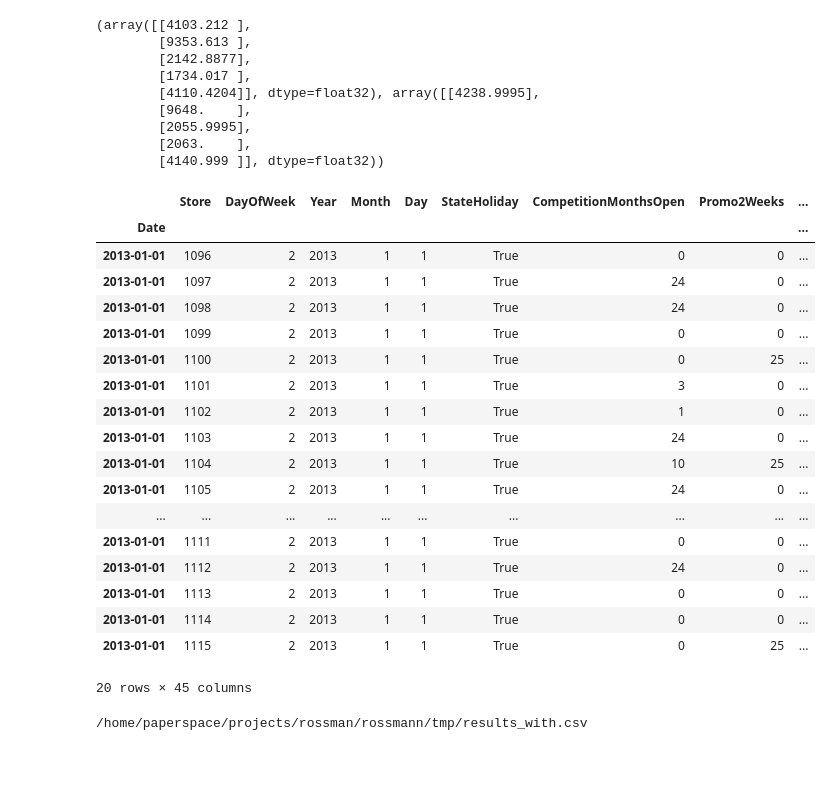
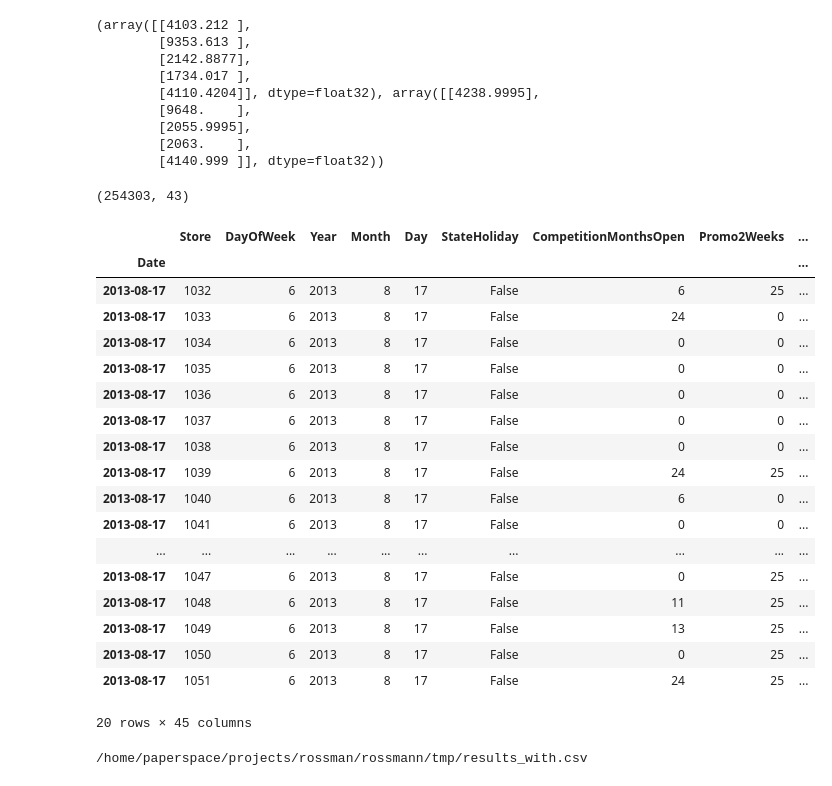
Before and after one commit to EtemKavak/StoreSales, a Jupyter notebook: rossman_fastai.ipynb, the cells around one changed output. Saved outputs shown, nothing was run; the diff lists cells and outputs as text; code cells hidden in the pictures.

Commit message:
Corrected the linking of predictions with the data table

```diff
--- a/rossman_fastai.ipynb
+++ b/rossman_fastai.ipynb
@@ -978,29 +978,8 @@ inv_y(x[0:5]), inv_y(y[0:5])
 # %%
 pred_sales=inv_y(x)
 sales=inv_y(y)
-results=joined_samp
-results['Chk_Sales'] = 0.0
-results['Pred']=0.0
-results.iloc[val_idx,-2]=sales
-results.iloc[val_idx,-1]=pred_sales
-results.tail(20)
+results=joined_samp.iloc[val_idx].copy()
-# %% [output]
-|  | Store | DayOfWeek | Year | Month | Day | StateHoliday | CompetitionMonthsOpen | Promo2Weeks | ... |
-| Date |  |  |  |  |  |  |  |  | ... |
-| 2013-01-01 | 1096 | 2 | 2013 | 1 | 1 | True | 0 | 0 | ... |
-| 2013-01-01 | 1097 | 2 | 2013 | 1 | 1 | True | 24 | 0 | ... |
-| 2013-01-01 | 1098 | 2 | 2013 | 1 | 1 | True | 24 | 0 | ... |
-| 2013-01-01 | 1099 | 2 | 2013 | 1 | 1 | True | 0 | 0 | ... |
-| 2013-01-01 | 1100 | 2 | 2013 | 1 | 1 | True | 0 | 25 | ... |
-| 2013-01-01 | 1101 | 2 | 2013 | 1 | 1 | True | 3 | 0 | ... |
-| 2013-01-01 | 1102 | 2 | 2013 | 1 | 1 | True | 1 | 0 | ... |
-| 2013-01-01 | 1103 | 2 | 2013 | 1 | 1 | True | 24 | 0 | ... |
-| 2013-01-01 | 1104 | 2 | 2013 | 1 | 1 | True | 10 | 25 | ... |
-| 2013-01-01 | 1105 | 2 | 2013 | 1 | 1 | True | 24 | 0 | ... |
-| ... | ... | ... | ... | ... | ... | ... | ... | ... | ... |
-| 2013-01-01 | 1111 | 2 | 2013 | 1 | 1 | True | 0 | 0 | ... |
-| 2013-01-01 | 1112 | 2 | 2013 | 1 | 1 | True | 24 | 0 | ... |
-| 2013-01-01 | 1113 | 2 | 2013 | 1 | 1 | True | 0 | 0 | ... |
-| 2013-01-01 | 1114 | 2 | 2013 | 1 | 1 | True | 0 | 0 | ... |
-| 2013-01-01 | 1115 | 2 | 2013 | 1 | 1 | True | 0 | 25 | ... |
-20 rows × 45 columns
+# %%
+results.shape
+# %% [output]
+(254303, 43)
@@ -1007,3 +989,28 @@ results.tail(20)
+# %%
+
+results.iloc[:,-2]=sales
+results.iloc[:,-1]=pred_sales
+results.head(20)
+# %% [output]
+|  | Store | DayOfWeek | Year | Month | Day | StateHoliday | CompetitionMonthsOpen | Promo2Weeks | ... |
+| Date |  |  |  |  |  |  |  |  | ... |
+| 2013-08-17 | 1032 | 6 | 2013 | 8 | 17 | False | 6 | 25 | ... |
+| 2013-08-17 | 1033 | 6 | 2013 | 8 | 17 | False | 24 | 0 | ... |
+| 2013-08-17 | 1034 | 6 | 2013 | 8 | 17 | False | 0 | 0 | ... |
+| 2013-08-17 | 1035 | 6 | 2013 | 8 | 17 | False | 0 | 0 | ... |
+| 2013-08-17 | 1036 | 6 | 2013 | 8 | 17 | False | 0 | 0 | ... |
+| 2013-08-17 | 1037 | 6 | 2013 | 8 | 17 | False | 0 | 0 | ... |
+| 2013-08-17 | 1038 | 6 | 2013 | 8 | 17 | False | 0 | 0 | ... |
+| 2013-08-17 | 1039 | 6 | 2013 | 8 | 17 | False | 24 | 25 | ... |
+| 2013-08-17 | 1040 | 6 | 2013 | 8 | 17 | False | 6 | 0 | ... |
+| 2013-08-17 | 1041 | 6 | 2013 | 8 | 17 | False | 0 | 0 | ... |
+| ... | ... | ... | ... | ... | ... | ... | ... | ... | ... |
+| 2013-08-17 | 1047 | 6 | 2013 | 8 | 17 | False | 0 | 25 | ... |
+| 2013-08-17 | 1048 | 6 | 2013 | 8 | 17 | False | 11 | 25 | ... |
+| 2013-08-17 | 1049 | 6 | 2013 | 8 | 17 | False | 13 | 25 | ... |
+| 2013-08-17 | 1050 | 6 | 2013 | 8 | 17 | False | 0 | 25 | ... |
+| 2013-08-17 | 1051 | 6 | 2013 | 8 | 17 | False | 24 | 25 | ... |
+20 rows × 45 columns
 # %%
 csv_results=f'{PATH}tmp/results_with.csv'
 results.to_csv(csv_results, index=False)
```
Also changed, not shown: parts of 4 cells of this notebook.
